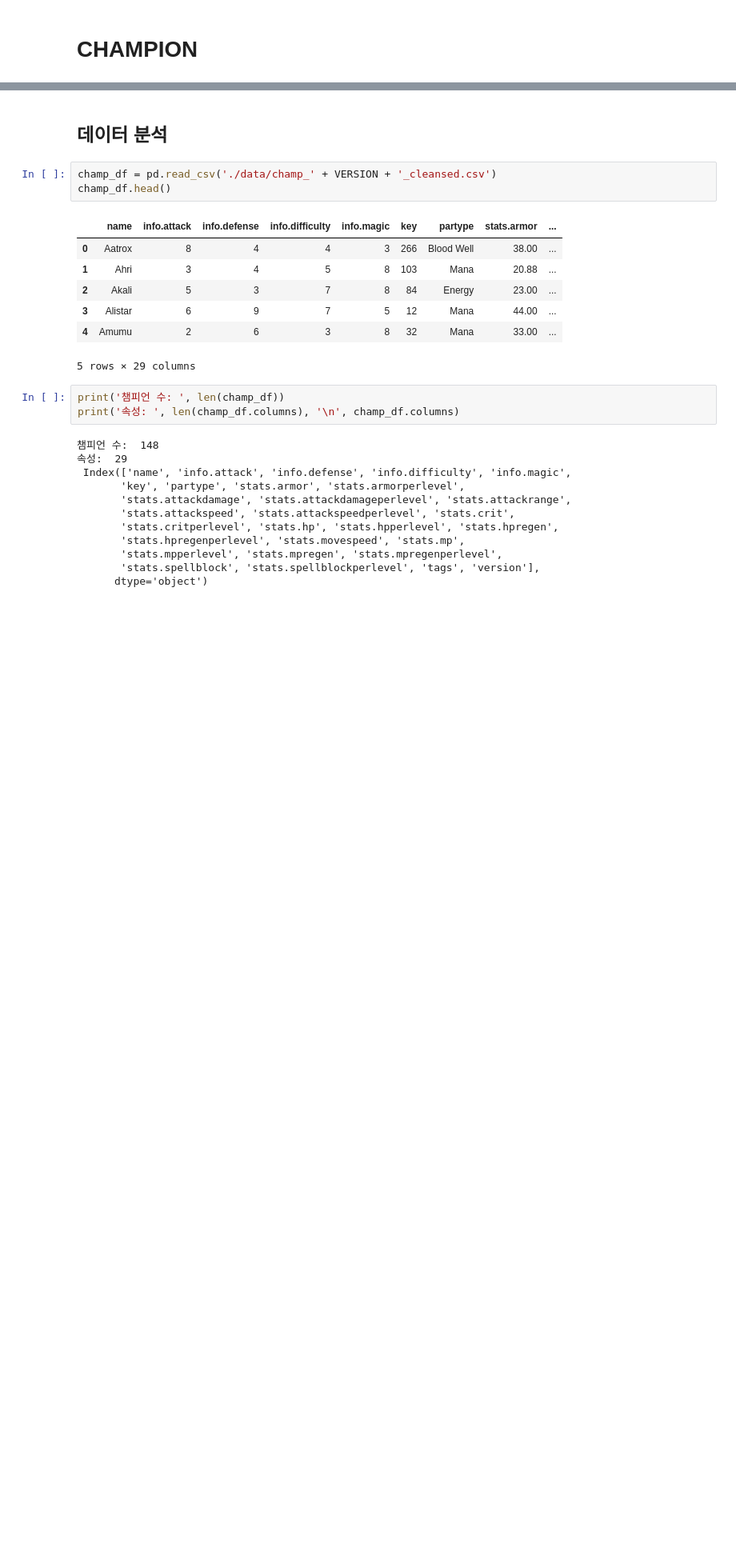
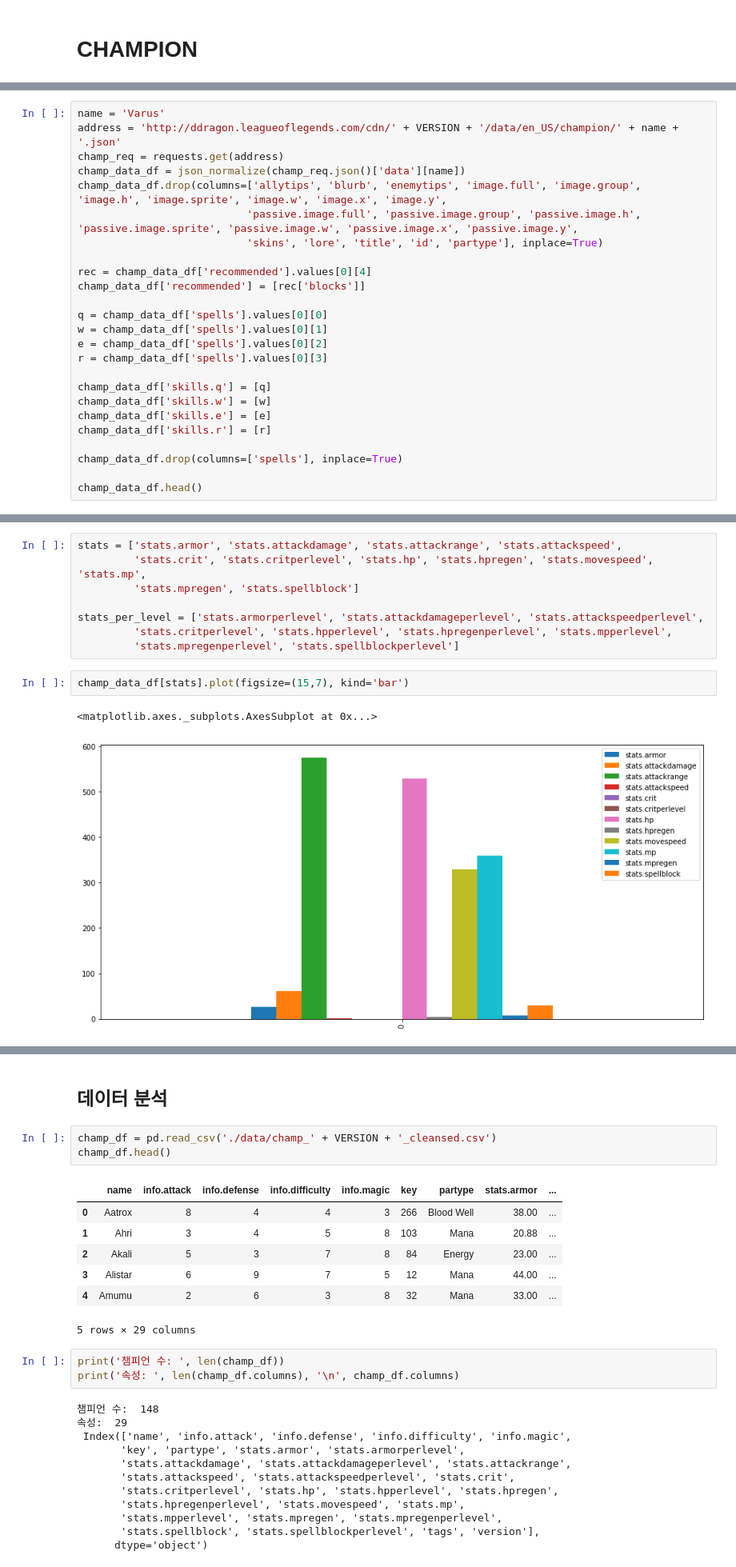
Before and after one commit to tmddk2709/lol_data_analysis, a Jupyter notebook: champ&item.ipynb, the cells around one changed output, grey strips where cells are left out. Shown at 80% size. Saved outputs shown, nothing was run; the diff lists cells and outputs as text; blank space fills up the shorter version.

```diff
--- a/champ&item.ipynb
+++ b/champ&item.ipynb
@@ -47,0 +119,25 @@ champ_df.head()
+# %%
+name = 'Varus'
+address = 'http://ddragon.leagueoflegends.com/cdn/' + VERSION + '/data/en_US/champion/' + name + '.json'
+champ_req = requests.get(address)
+champ_data_df = json_normalize(champ_req.json()['data'][name])
+champ_data_df.drop(columns=['allytips', 'blurb', 'enemytips', 'image.full', 'image.group', 'image.h', 'image.sprite', 'image.w', 'image.x', 'image.y',
+                           'passive.image.full', 'passive.image.group', 'passive.image.h', 'passive.image.sprite', 'passive.image.w', 'passive.image.x', 'passive.image.y',
+                           'skins', 'lore', 'title', 'id', 'partype'], inplace=True)
+
+rec = champ_data_df['recommended'].values[0][4]
+champ_data_df['recommended'] = [rec['blocks']]
+
+q = champ_data_df['spells'].values[0][0]
+w = champ_data_df['spells'].values[0][1]
+e = champ_data_df['spells'].values[0][2]
+r = champ_data_df['spells'].values[0][3]
+
+champ_data_df['skills.q'] = [q]
+champ_data_df['skills.w'] = [w]
+champ_data_df['skills.e'] = [e]
+champ_data_df['skills.r'] = [r]
+
+champ_data_df.drop(columns=['spells'], inplace=True)
+
+champ_data_df.head()
@@ -47,0 +161,13 @@ champ_df.head()
+# %%
+stats = ['stats.armor', 'stats.attackdamage', 'stats.attackrange', 'stats.attackspeed',
+         'stats.crit', 'stats.critperlevel', 'stats.hp', 'stats.hpregen', 'stats.movespeed', 'stats.mp',
+         'stats.mpregen', 'stats.spellblock']
+
+stats_per_level = ['stats.armorperlevel', 'stats.attackdamageperlevel', 'stats.attackspeedperlevel',
+         'stats.critperlevel', 'stats.hpperlevel', 'stats.hpregenperlevel', 'stats.mpperlevel',
+         'stats.mpregenperlevel', 'stats.spellblockperlevel']
+# %%
+champ_data_df[stats].plot(figsize=(15,7), kind='bar')
+# %% [output]
+<matplotlib.axes._subplots.AxesSubplot at 0x...>
+[figure, added]
```
Also changed, not shown: parts of 18 cells of this notebook, 3 other files.
